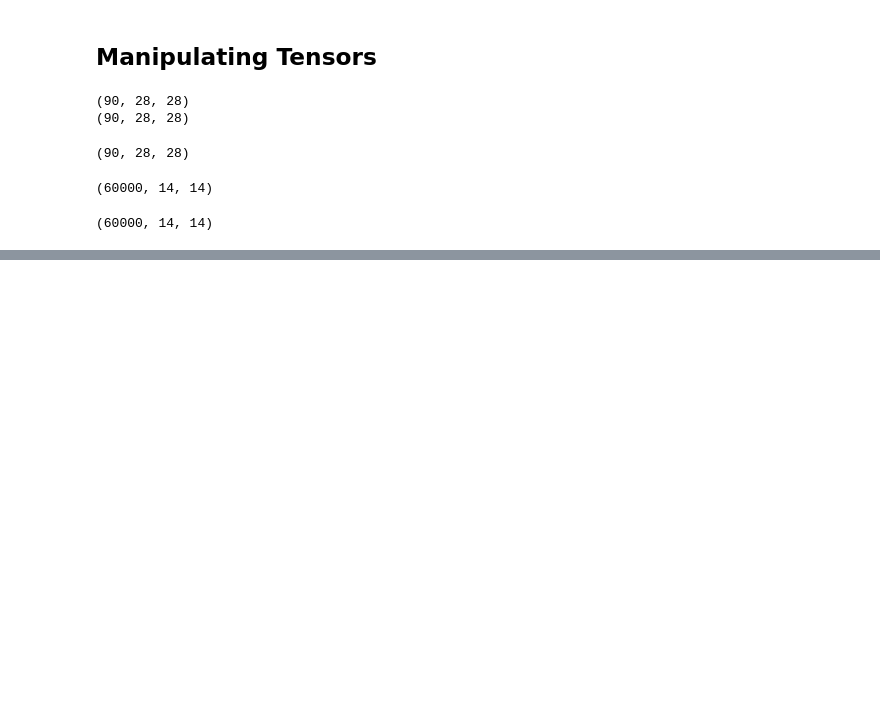
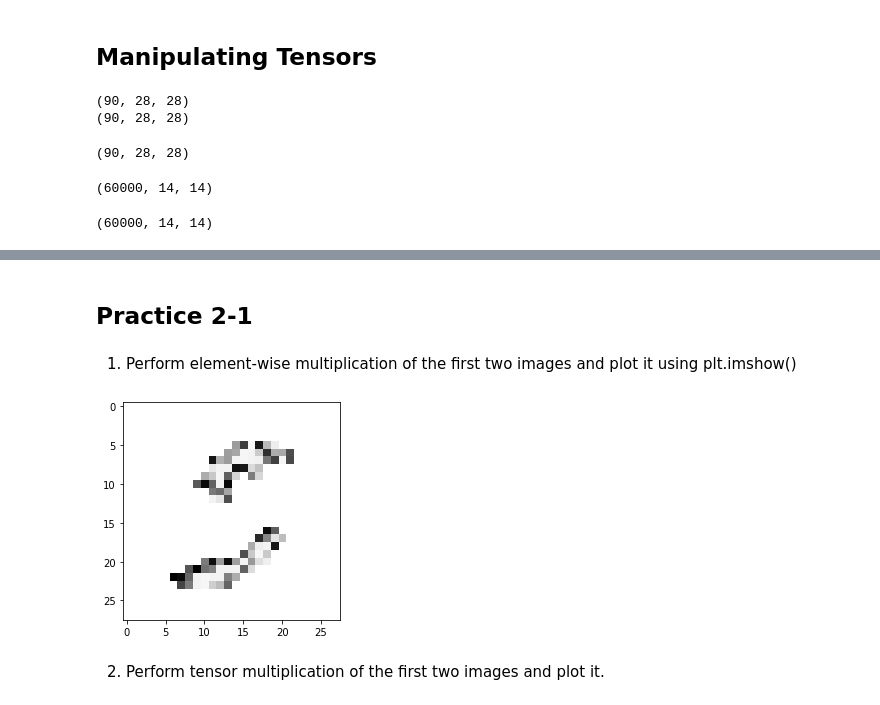
Before and after one commit to oorejola/CMPS-6660-DeepLearning, a Jupyter notebook: Lecture2.ipynb, the cells around one changed output, grey strips where cells are left out. Drawn from its saved outputs; the diff is of its cells as text; code cells hidden in the pictures; blank space fills up the shorter version.

```diff
--- a/Lecture2.ipynb
+++ b/Lecture2.ipynb
@@ -162,0 +296,20 @@ t
+# %% [markdown]
+## Practice 2-1
+# %%
+from tensorflow.keras.datasets import mnist
+import numpy as np
+(train_images, train_labels), (test_images, test_labels) = mnist.load_data()
+# %% [markdown]
+1. Perform element-wise multiplication of the first two
+images and plot it using plt.imshow()
+# %%
+product_elemnt_wise= np.multiply(train_images[0],train_images[1])
+# %%
+import matplotlib.pyplot as plt
+plt.imshow(product_elemnt_wise, cmap=plt.cm.binary)
+plt.show()
+# %% [output]
+[figure, added]
+# %% [markdown]
+2. Perform tensor multiplication of the first two images
+and plot it.
```
Also changed, not shown: parts of 37 cells of this notebook.
